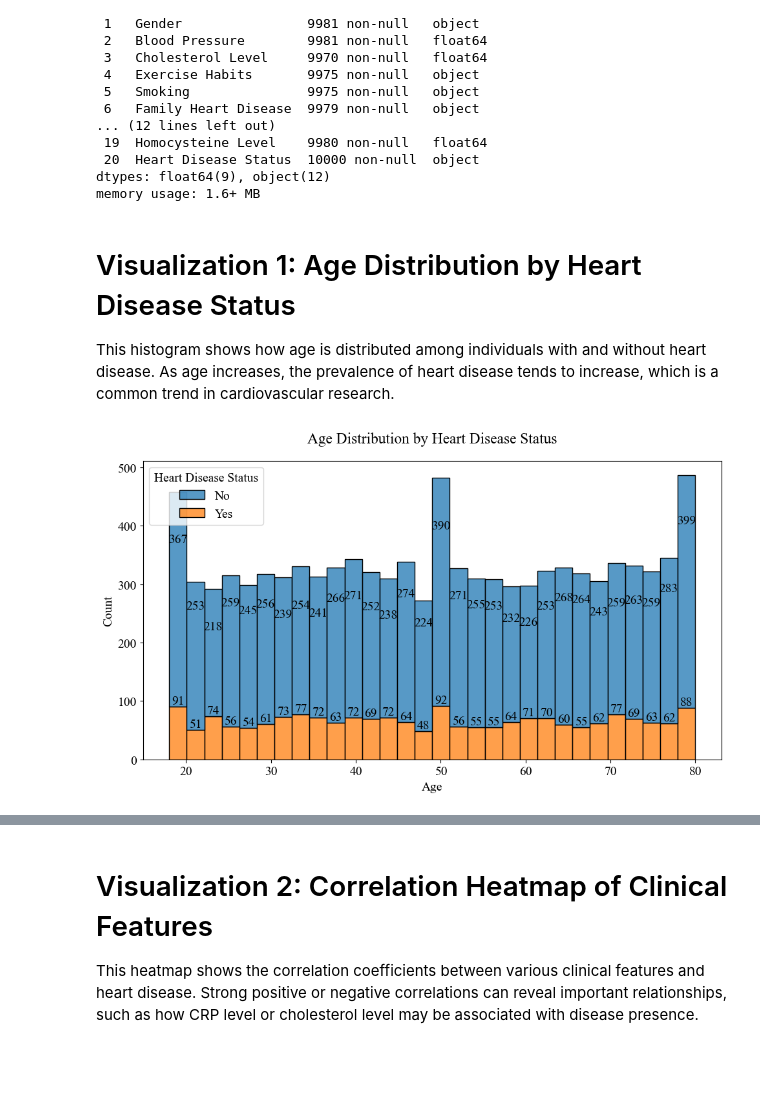
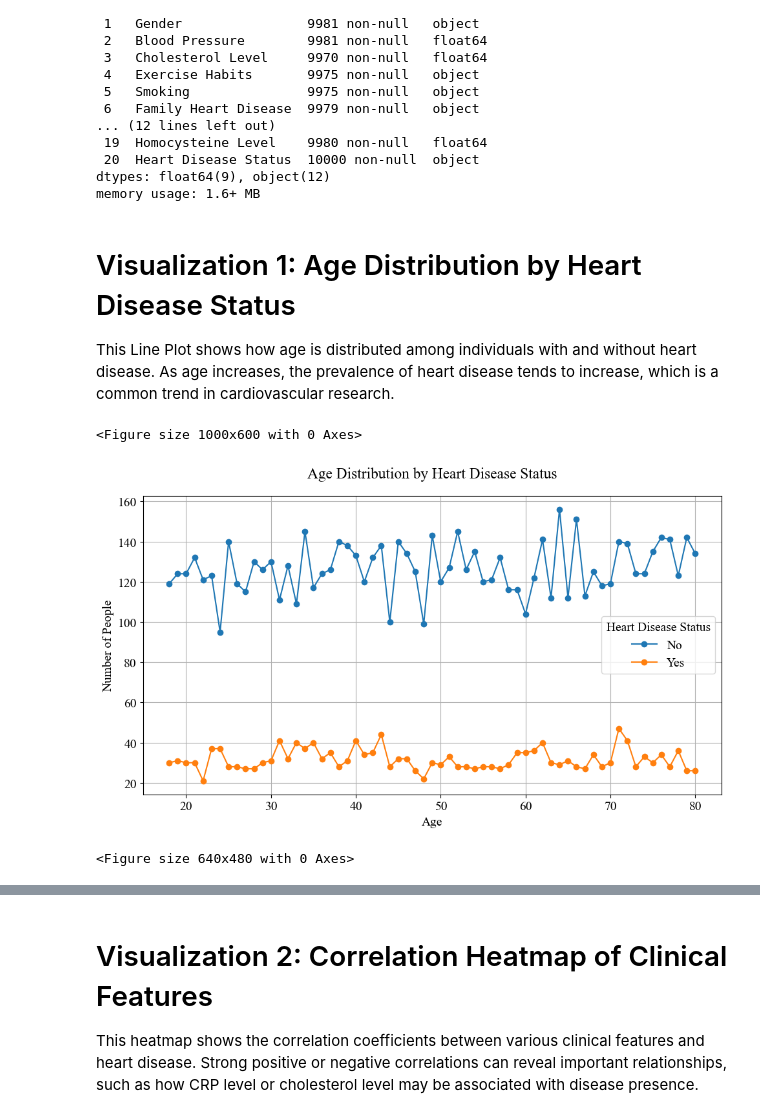
Before and after one commit to IsaacFerry/CS445-Final-Project, a Jupyter notebook: CS445_FinalProject.ipynb, the cells around one changed output, grey strips where cells are left out. Drawn from its saved outputs; the diff is of its cells as text; code cells hidden in the pictures; blank space fills up the shorter version.

Commit message:
Finished Code and adding Images of plots

```diff
--- a/CS445_FinalProject.ipynb
+++ b/CS445_FinalProject.ipynb
@@ -46,28 +46,27 @@ dtypes: float64(9), object(12)
 memory usage: 1.6+ MB
 # %% [markdown]
 # Visualization 1: Age Distribution by Heart Disease Status
-This histogram shows how age is distributed among individuals with and without heart disease. As age increases, the prevalence of heart disease tends to increase, which is a common trend in cardiovascular research.
+This Line Plot shows how age is distributed among individuals with and without heart disease. As age increases, the prevalence of heart disease tends to increase, which is a common trend in cardiovascular research.
 # %%
-# Clean data for histogram
+# Clean and prepare data
 df_clean = df[['Age', 'Heart Disease Status']].dropna()
+df_clean['Age'] = df_clean['Age'].astype(int)
 
-# Create histogram
+# Group data by Age and Heart Disease Status
+age_counts = df_clean.groupby(['Age', 'Heart Disease Status']).size().unstack().fillna(0)
+
+# Plot the line chart
 plt.figure(figsize=(10, 6))
-ax = sns.histplot(data=df_clean, x='Age', hue='Heart Disease Status', multiple='stack', kde=False, bins=30)
-
-# Add annotations
-for p in ax.patches:
-    height = p.get_height()
-    if height > 0:
-        ax.annotate(f'{int(height)}', (p.get_x() + p.get_width() / 2, height),
-                    ha='center', va='bottom')
-
+ax = age_counts.plot(kind='line', marker='o', figsize=(10, 6))
 plt.title('Age Distribution by Heart Disease Status')
 plt.xlabel('Age')
-plt.ylabel('Count')
+plt.ylabel('Number of People')
+plt.legend(title='Heart Disease Status')
+plt.grid(True)
 plt.tight_layout()
 plt.show()
-
-plt.show()
+plt.savefig('AgeDistributionHeartDisease.png')
 # %% [output]
+<Figure size 1000x600 with 0 Axes>
-[figure, old version]
+[figure, new version]
+<Figure size 640x480 with 0 Axes>
```
Also changed, not shown: parts of 9 cells of this notebook, 9 other files.
